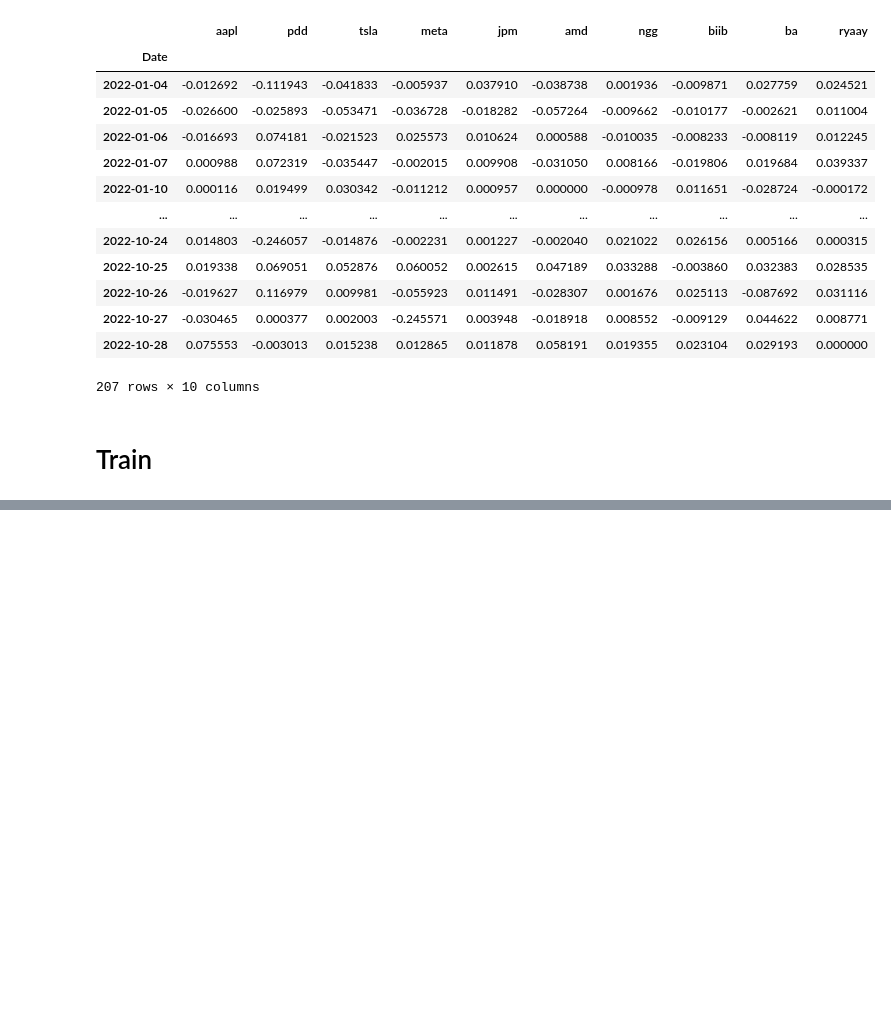
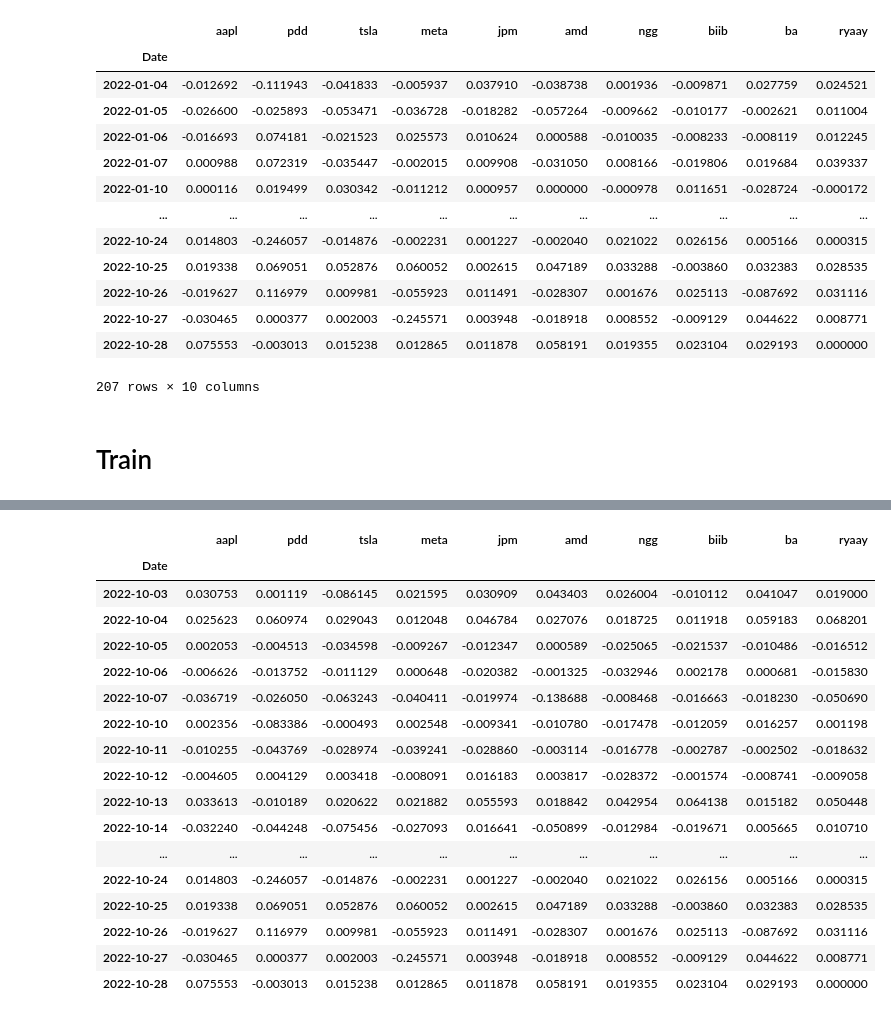
Before and after one commit to lullabies777/DSA5205_project, a Jupyter notebook: demo.ipynb, the cells around one changed output, grey strips where cells are left out. Saved outputs shown, nothing was run; the diff lists cells and outputs as text; code cells hidden in the pictures; blank space fills up the shorter version.

```diff
--- a/demo.ipynb
+++ b/demo.ipynb
@@ -231,0 +290,14 @@ plt.legend(loc="upper right")
+# %%
+dic = ["aapl", "pdd", "tsla", "meta", "jpm", "amd", "ngg", "biib", "ba", "ryaay"]
+in_path="data/stocks/"
+out_path="data/"
+for i, ticker in enumerate(dic):
+    stock = in_path + f"{ticker}.csv"
+    stock_df = pd.read_csv(stock, index_col="Date")[["Adj Close"]]
+    if i == 0:
+        return_df = stock_df.pct_change()
+        return_df.columns = [ticker]
+    else:
+        return_df[ticker] = stock_df.pct_change()
+return_df = return_df.dropna()
+return_df
@@ -231,0 +324,22 @@ plt.legend(loc="upper right")
+# %%
+y_test = return_df[187:]
+y_test
+# %% [output]
+|  | aapl | pdd | tsla | meta | jpm | amd | ngg | biib | ba | ryaay |
+| Date |  |  |  |  |  |  |  |  |  |  |
+| 2022-10-03 | 0.030753 | 0.001119 | -0.086145 | 0.021595 | 0.030909 | 0.043403 | 0.026004 | -0.010112 | 0.041047 | 0.019000 |
+| 2022-10-04 | 0.025623 | 0.060974 | 0.029043 | 0.012048 | 0.046784 | 0.027076 | 0.018725 | 0.011918 | 0.059183 | 0.068201 |
+| 2022-10-05 | 0.002053 | -0.004513 | -0.034598 | -0.009267 | -0.012347 | 0.000589 | -0.025065 | -0.021537 | -0.010486 | -0.016512 |
+| 2022-10-06 | -0.006626 | -0.013752 | -0.011129 | 0.000648 | -0.020382 | -0.001325 | -0.032946 | 0.002178 | 0.000681 | -0.015830 |
+| 2022-10-07 | -0.036719 | -0.026050 | -0.063243 | -0.040411 | -0.019974 | -0.138688 | -0.008468 | -0.016663 | -0.018230 | -0.050690 |
+| 2022-10-10 | 0.002356 | -0.083386 | -0.000493 | 0.002548 | -0.009341 | -0.010780 | -0.017478 | -0.012059 | 0.016257 | 0.001198 |
+| 2022-10-11 | -0.010255 | -0.043769 | -0.028974 | -0.039241 | -0.028860 | -0.003114 | -0.016778 | -0.002787 | -0.002502 | -0.018632 |
+| 2022-10-12 | -0.004605 | 0.004129 | 0.003418 | -0.008091 | 0.016183 | 0.003817 | -0.028372 | -0.001574 | -0.008741 | -0.009058 |
+| 2022-10-13 | 0.033613 | -0.010189 | 0.020622 | 0.021882 | 0.055593 | 0.018842 | 0.042954 | 0.064138 | 0.015182 | 0.050448 |
+| 2022-10-14 | -0.032240 | -0.044248 | -0.075456 | -0.027093 | 0.016641 | -0.050899 | -0.012984 | -0.019671 | 0.005665 | 0.010710 |
+| ... | ... | ... | ... | ... | ... | ... | ... | ... | ... | ... |
+| 2022-10-24 | 0.014803 | -0.246057 | -0.014876 | -0.002231 | 0.001227 | -0.002040 | 0.021022 | 0.026156 | 0.005166 | 0.000315 |
+| 2022-10-25 | 0.019338 | 0.069051 | 0.052876 | 0.060052 | 0.002615 | 0.047189 | 0.033288 | -0.003860 | 0.032383 | 0.028535 |
+| 2022-10-26 | -0.019627 | 0.116979 | 0.009981 | -0.055923 | 0.011491 | -0.028307 | 0.001676 | 0.025113 | -0.087692 | 0.031116 |
+| 2022-10-27 | -0.030465 | 0.000377 | 0.002003 | -0.245571 | 0.003948 | -0.018918 | 0.008552 | -0.009129 | 0.044622 | 0.008771 |
+| 2022-10-28 | 0.075553 | -0.003013 | 0.015238 | 0.012865 | 0.011878 | 0.058191 | 0.019355 | 0.023104 | 0.029193 | 0.000000 |
```
Also changed, not shown: parts of 19 cells of this notebook, 6 other files.
